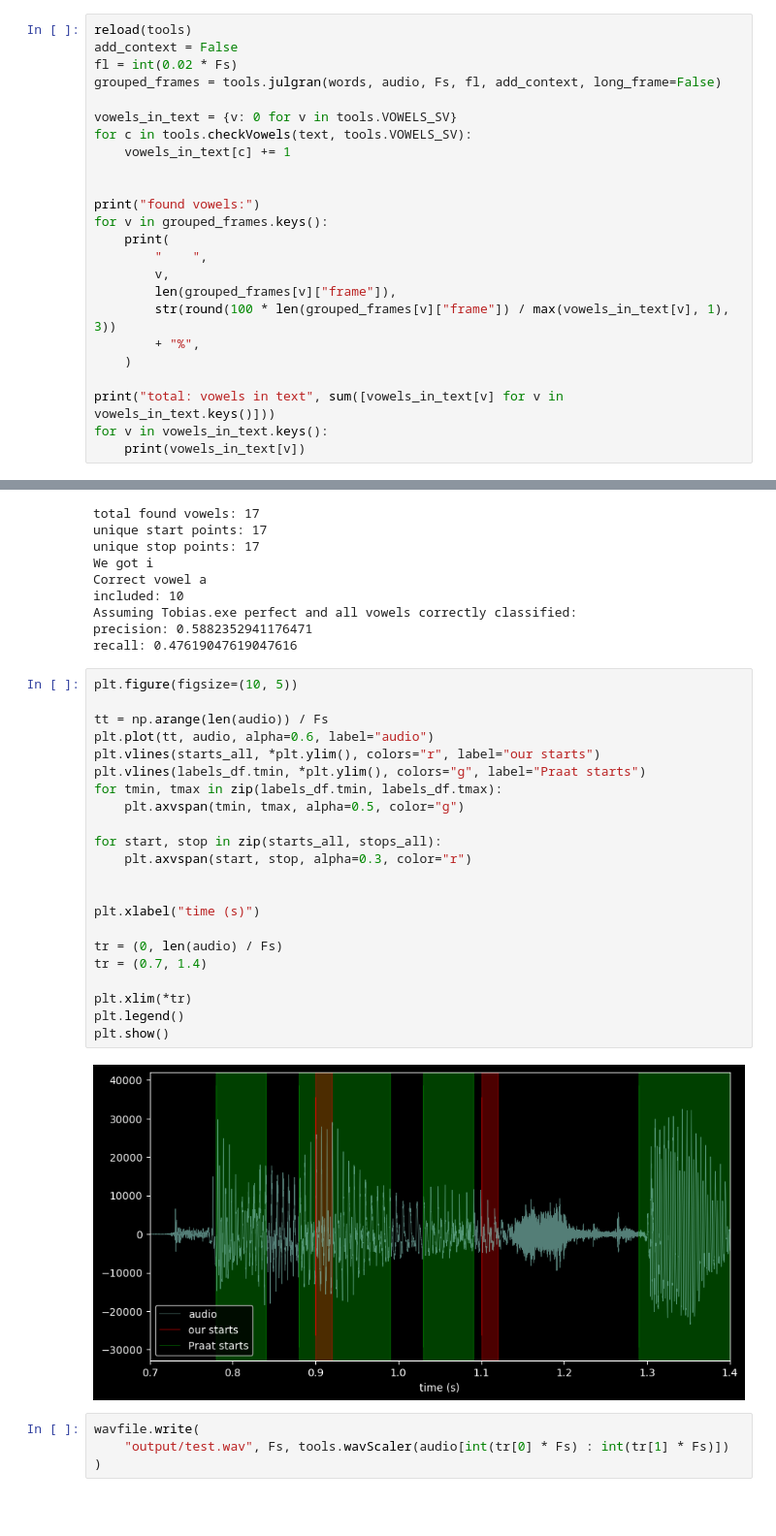
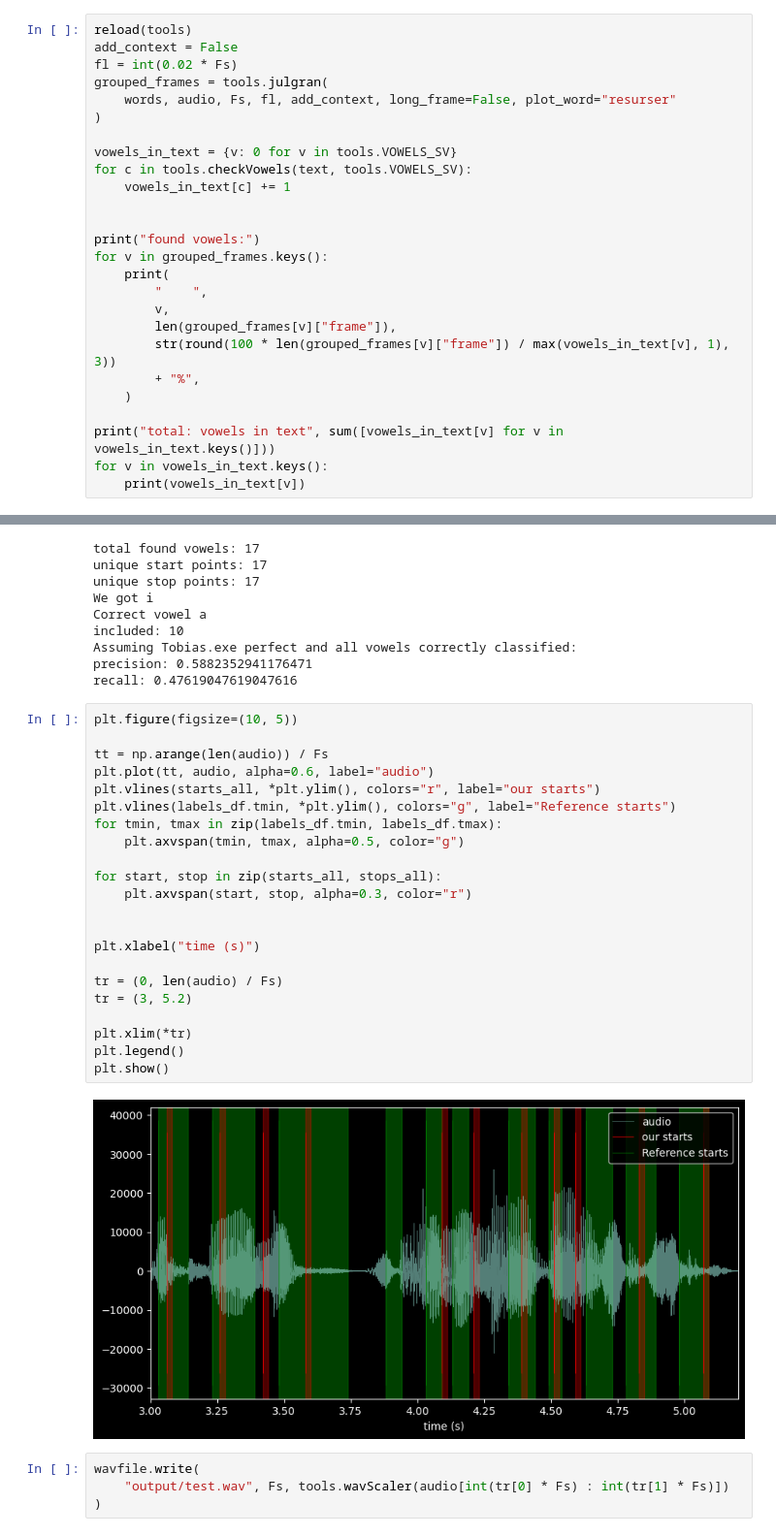
Before and after one commit to TobiasBjork/VowelProject, a Jupyter notebook: evaluation_labels.ipynb, the cells around one changed output, grey strips where cells are left out. Shown at 97% size. Cells and saved outputs as stored; diff of their text form; blank space fills up the shorter version.

```diff
--- a/evaluation_labels.ipynb
+++ b/evaluation_labels.ipynb
@@ -69,7 +69,9 @@ på många skolor saknas såväl digitala som analoga resurser
 reload(tools)
 add_context = False
 fl = int(0.02 * Fs)
-grouped_frames = tools.julgran(words, audio, Fs, fl, add_context, long_frame=False)
+grouped_frames = tools.julgran(
+    words, audio, Fs, fl, add_context, long_frame=False, plot_word="resurser"
+)
 
 vowels_in_text = {v: 0 for v in tools.VOWELS_SV}
 for c in tools.checkVowels(text, tools.VOWELS_SV):
@@ -124,27 +139,27 @@ recall: 0.47619047619047616
 # %%
 plt.figure(figsize=(10, 5))
 
 tt = np.arange(len(audio)) / Fs
 plt.plot(tt, audio, alpha=0.6, label="audio")
 plt.vlines(starts_all, *plt.ylim(), colors="r", label="our starts")
-plt.vlines(labels_df.tmin, *plt.ylim(), colors="g", label="Praat starts")
+plt.vlines(labels_df.tmin, *plt.ylim(), colors="g", label="Reference starts")
 for tmin, tmax in zip(labels_df.tmin, labels_df.tmax):
     plt.axvspan(tmin, tmax, alpha=0.5, color="g")
 
 for start, stop in zip(starts_all, stops_all):
     plt.axvspan(start, stop, alpha=0.3, color="r")
 
 
 plt.xlabel("time (s)")
 
 tr = (0, len(audio) / Fs)
-tr = (0.7, 1.4)
+tr = (3, 5.2)
 
 plt.xlim(*tr)
 plt.legend()
 plt.show()
 # %% [output]
-[figure, old version]
+[figure, new version]
 # %%
 wavfile.write(
     "output/test.wav", Fs, tools.wavScaler(audio[int(tr[0] * Fs) : int(tr[1] * Fs)])
```
Also changed, not shown: parts of 1 cell of this notebook, 4 other files.
